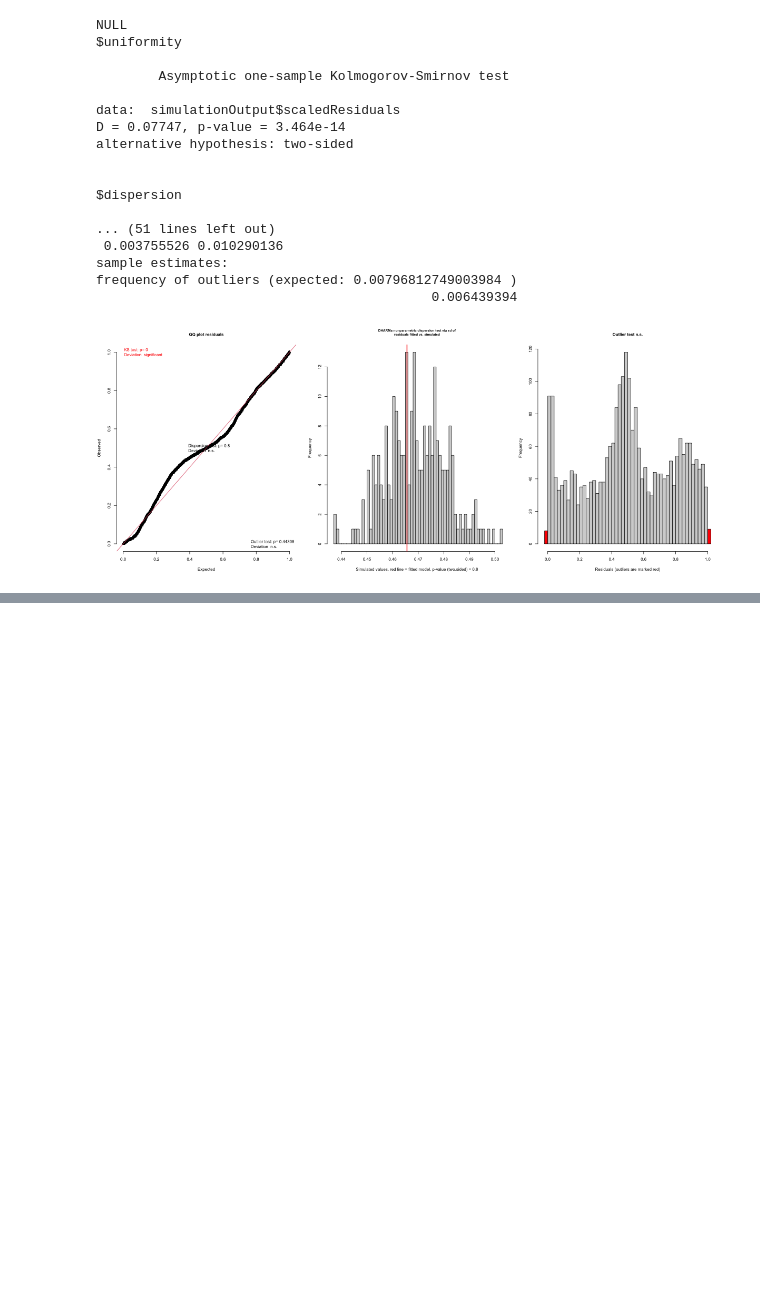
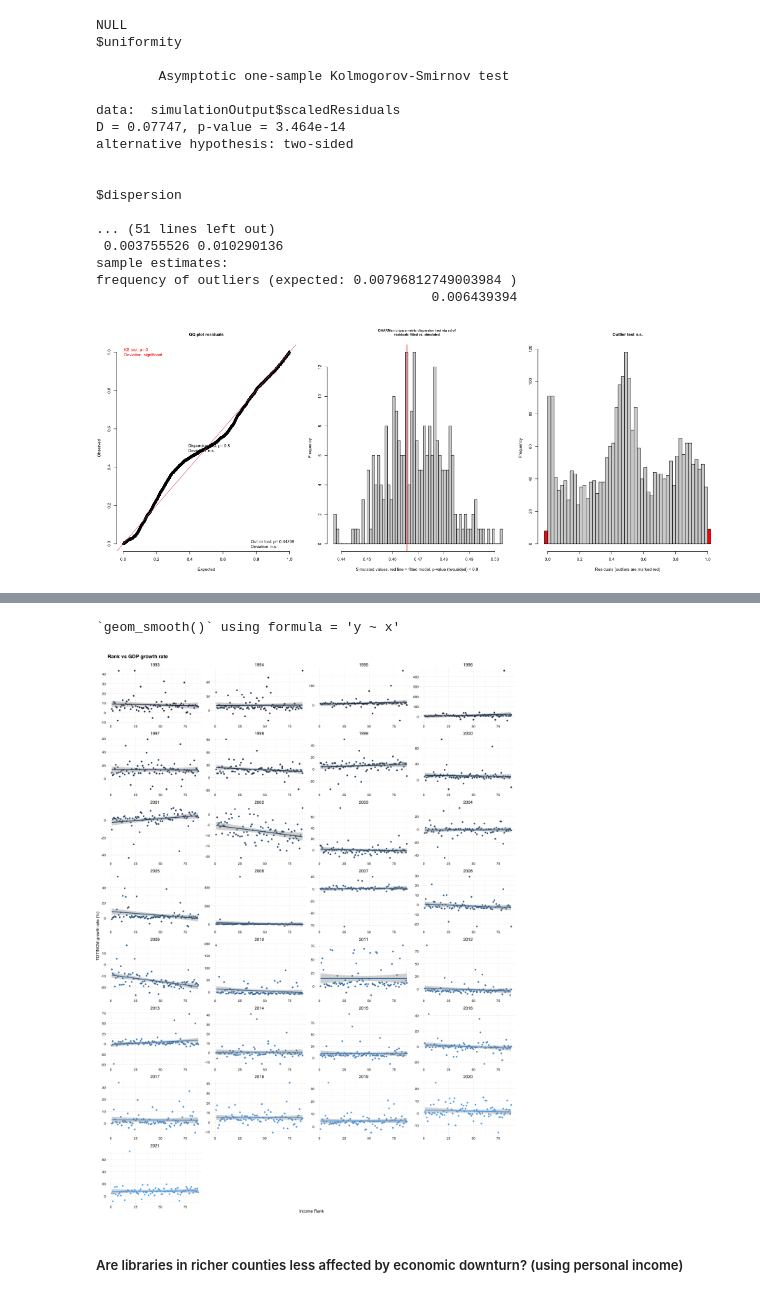
Before and after one commit to aishichandra/Ohio-Library-final, a Jupyter notebook: analysis.ipynb, the cells around one changed output, grey strips where cells are left out. Saved outputs shown, nothing was run; the diff lists cells and outputs as text; code cells hidden in the pictures; blank space fills up the shorter version.

```diff
--- a/analysis.ipynb
+++ b/analysis.ipynb
@@ -855,0 +828,3 @@ ggplot() +
+# %%
+compMedInc['PCT_TOTINCM'] = compMedInc[['year', 'CNTY','TOTINCM', 'PROPERTY_TAX']].sort_values(by=['CNTY', 'year']).groupby('CNTY')['TOTINCM'].pct_change() * 100
+compMedInc
@@ -855,0 +845,2 @@ ggplot() +
+# %%
+df_growth = ohio_gdp[['year', 'PCT_GDP_OHIO']].merge(compMedInc[['year', 'CNTY', 'PCT_TOTINCM', 'rank']], on='year')
@@ -855,0 +849,3 @@ ggplot() +
+# %%
+df_growth2=  df_growth
+df_growth2.sort_values(by='rank')
@@ -855,0 +866,19 @@ ggplot() +
+# %%
+%%R -i df_growth2 -w 1200 -h 1600
+
+library(ggplot2)
+
+ggplot(df_growth2, aes(y = PCT_TOTINCM, x = rank, color= year)) +
+    geom_point() +
+       geom_smooth(method = 'lm')+
+    labs(title = "Rank vs GDP growth rate",
+           x = "Income Rank",
+           y = "TOTINCM growth rate (%)") +
+    theme_pander() +
+    facet_wrap(~year, ncol = 4, scale = 'free') +
+    theme(legend.position = 'none')
+# %% [output]
+`geom_smooth()` using formula = 'y ~ x'
+[figure, added]
+# %% [markdown]
+##### Are libraries in richer counties less affected by economic downturn? (using personal income)
```
Also changed, not shown: parts of 41 cells of this notebook, 2 other files.
